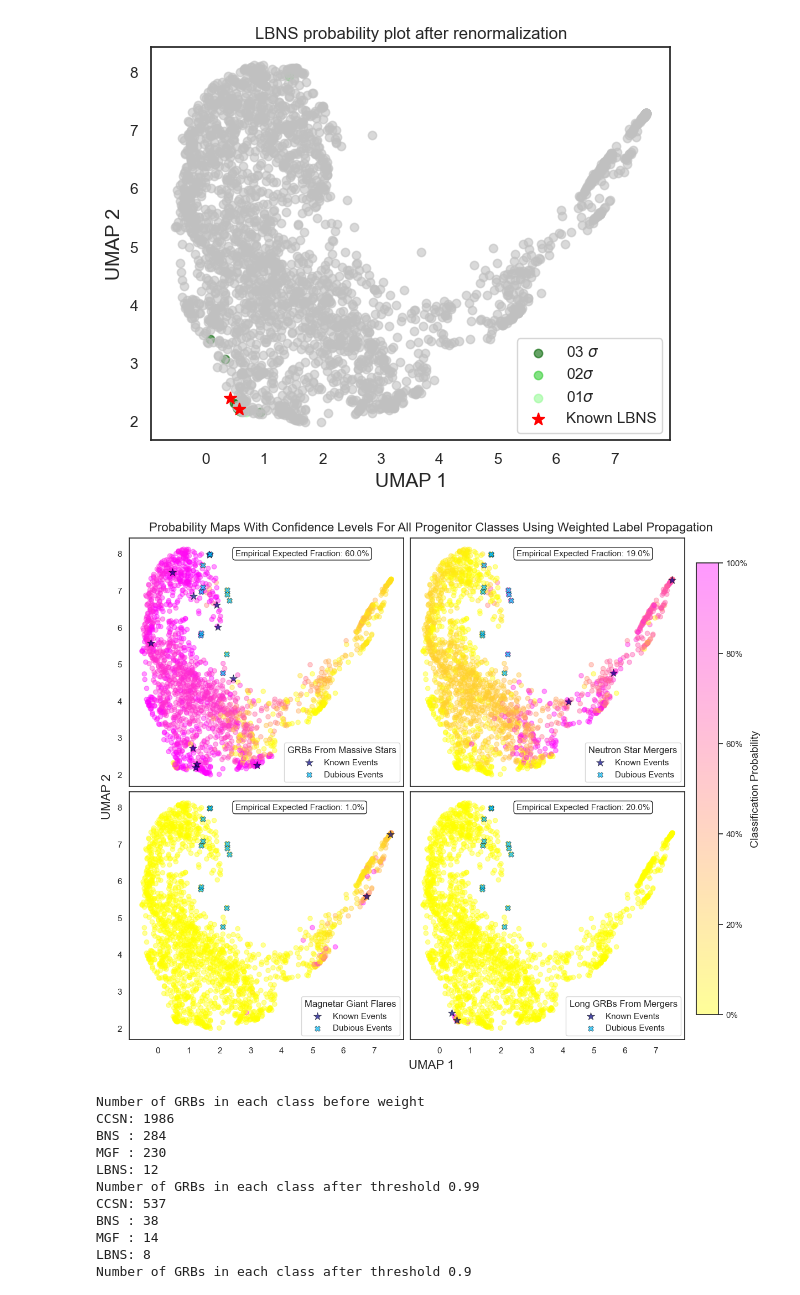
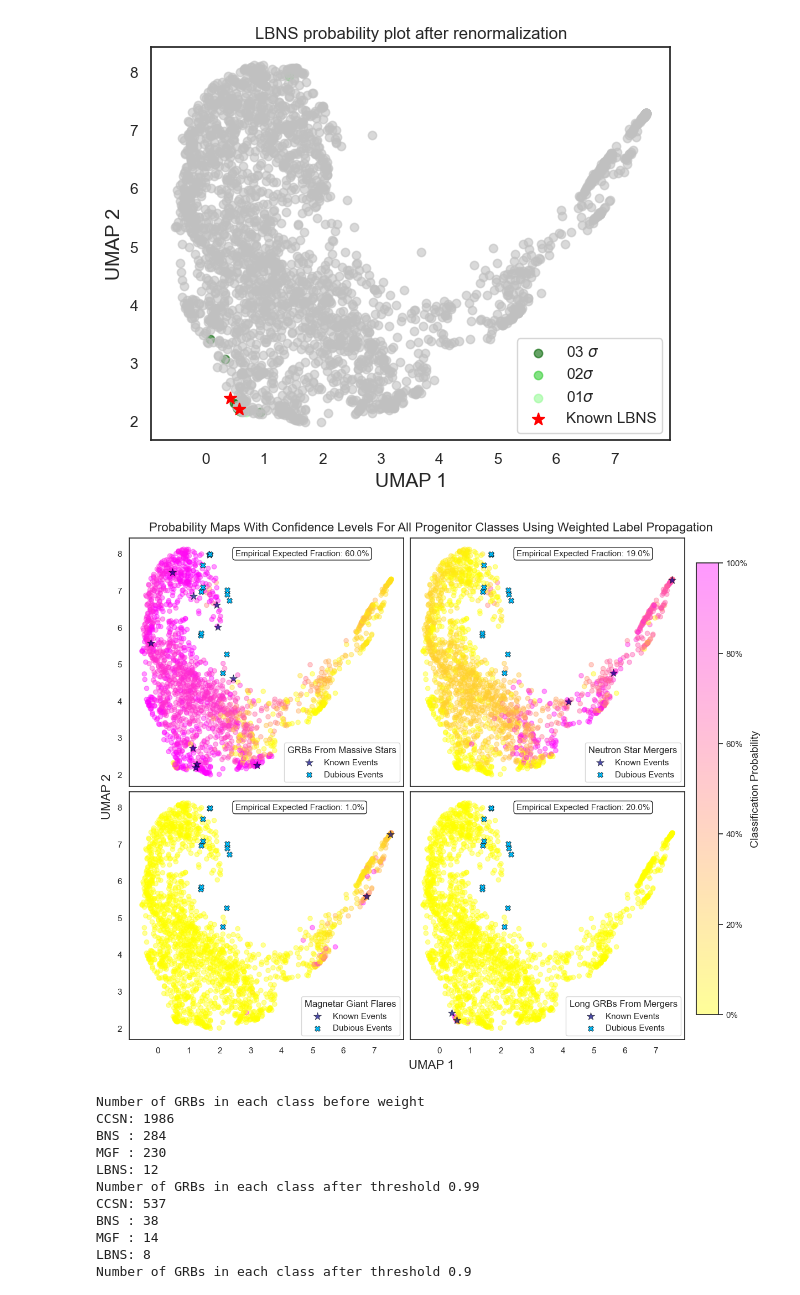
Before and after one commit to Sky3strain/Label-Propagation, a Jupyter notebook: Fermi_GBM_Polished_LabelProp.ipynb, the cells around one changed output. Drawn from its saved outputs; the diff is of its cells as text; code cells hidden in the pictures.

```diff
--- a/Fermi_GBM_Polished_LabelProp.ipynb
+++ b/Fermi_GBM_Polished_LabelProp.ipynb
@@ -1171,10 +1171,11 @@ fig.subplots_adjust(
 )
 mask = np.ones(len(grb_umap2d_T), dtype=bool)
 mask[unlabeled_grb] = False
+mask[dubious_grb] = False
 #CCSN
 sc = axes[0,0].scatter(grb_umap2d_T[mask,0], grb_umap2d_T[mask,1], c=ccsn_proba[mask], cmap='spring_r', vmin=0, vmax=1, alpha=0.4)
 axes[0,0].scatter(grb_df[grb_df['name'].isin(GRB_CCSN)]['2dumap1'], grb_df[grb_df['name'].isin(GRB_CCSN)]['2dumap2'], c='navy', marker = '*', s=110,edgecolor='black', linewidth=0.5, label="Known Events",alpha = 0.7)
-axes[0,0].scatter(grb_umap2d_T[dubious_grb, 0], grb_umap2d_T[dubious_grb, 1], label="Dubious Events", color = "deepskyblue", marker = 'X',edgecolor='black', linewidth=0.5, s=50,alpha = 0.7)
+axes[0,0].scatter(grb_umap2d_T[dubious_grb, 0], grb_umap2d_T[dubious_grb, 1], label="Dubious Events", color = "deepskyblue", marker = 'X',edgecolor='black', linewidth=0.5, s=50)
 axes[0,0].legend(title="GRBs From Massive Stars", loc='lower right')
 axes[0,0].annotate(f'Empirical Expected Fraction: {k_ccsn*100}%',xy=(2.5, 8),xycoords='data',fontsize=11, ha='left',
     va='center',bbox=dict( boxstyle="round,pad=0.3",fc="white",ec="black",alpha=0.9))
@@ -1182,38 +1183,38 @@ axes[0,0].annotate(f'Empirical Expected Fraction: {k_ccsn*100}%',xy=(2.5, 8),xyc
 #BNS
 sc = axes[0,1].scatter(grb_umap2d_T[mask,0], grb_umap2d_T[mask,1], c=bns_proba[mask], cmap='spring_r', vmin=0, vmax=1, alpha=0.4)
 axes[0,1].scatter(grb_df[grb_df['name'].isin(GRB_BNS)]['2dumap1'], grb_df[grb_df['name'].isin(GRB_BNS)]['2dumap2'], c='navy', marker = '*',edgecolor='black', linewidth=0.5,  s=110, label="Known Events",alpha = 0.7)
-axes[0,1].scatter(grb_umap2d_T[dubious_grb, 0], grb_umap2d_T[dubious_grb, 1], label="Dubious Events", color = "deepskyblue", marker = 'X',edgecolor='black', linewidth=0.5, s=50,alpha = 0.7)
+axes[0,1].scatter(grb_umap2d_T[dubious_grb, 0], grb_umap2d_T[dubious_grb, 1], label="Dubious Events", color = "deepskyblue", marker = 'X',edgecolor='black', linewidth=0.5, s=50)
 axes[0,1].legend(title="Neutron Star Mergers", loc='lower right')
 axes[0,1].annotate(f'Empirical Expected Fraction: {k_bns*100}%',xy=(2.5, 8),xycoords='data',fontsize=11, ha='left',
     va='center',bbox=dict( boxstyle="round,pad=0.3",fc="white",ec="black",alpha=0.9))
 # axes[0,1].set_facecolor('silver')
 #MGF
 sc = axes[1,0].scatter(grb_umap2d_T[mask,0], grb_umap2d_T[mask,1], c=mgf_proba[mask], cmap='spring_r', vmin=0, vmax=1, alpha=0.4)
 axes[1,0].scatter(grb_df[grb_df['name'].isin(GRB_MGF)]['2dumap1'], grb_df[grb_df['name'].isin(GRB_MGF)]['2dumap2'], c='navy', marker = '*', s=110,edgecolor='black', linewidth=0.5, label="Known Events",alpha = 0.7)
-axes[1,0].scatter(grb_umap2d_T[dubious_grb, 0], grb_umap2d_T[dubious_grb, 1], label="Dubious Events", color = "deepskyblue", marker = 'X',edgecolor='black', linewidth=0.5, s=50,alpha = 0.7)
+axes[1,0].scatter(grb_umap2d_T[dubious_grb, 0], grb_umap2d_T[dubious_grb, 1], label="Dubious Events", color = "deepskyblue", marker = 'X',edgecolor='black', linewidth=0.5, s=50)
 axes[1,0].legend(title="Magnetar Giant Flares", loc='lower right')
 axes[1,0].annotate(f'Empirical Expected Fraction: {k_mgf*100}%',xy=(2.5, 8),xycoords='data',fontsize=11, ha='left',
     va='center',bbox=dict( boxstyle="round,pad=0.3",fc="white",ec="black",alpha=0.9))
 # axes[1,0].set_facecolor('lavender')
 #LBNS
 sc = axes[1,1].scatter(grb_umap2d_T[mask,0], grb_umap2d_T[mask,1], c=lbns_proba[mask], cmap='spring_r', vmin=0, vmax=1, alpha=0.4)
 axes[1,1].scatter(grb_df[grb_df['name'].isin(GRB_LBNS)]['2dumap1'], grb_df[grb_df['name'].isin(GRB_LBNS)]['2dumap2'], c='navy', marker = '*', s=110,edgecolor='black', linewidth=0.5, label="Known Events",alpha = 0.7)
-axes[1,1].scatter(grb_umap2d_T[dubious_grb, 0], grb_umap2d_T[dubious_grb, 1], label="Dubious Events", color = "deepskyblue", marker = 'X',edgecolor='black', linewidth=0.5, s=50,alpha = 0.7)
+axes[1,1].scatter(grb_umap2d_T[dubious_grb, 0], grb_umap2d_T[dubious_grb, 1], label="Dubious Events", color = "deepskyblue", marker = 'X',edgecolor='black', linewidth=0.5, s=50)
 axes[1,1].legend(title="Long GRBs From Mergers", loc='lower right')
 axes[1,1].annotate(f'Empirical Expected Fraction: {k_lbns*100}%',xy=(2.5, 8),xycoords='data',fontsize=11, ha='left',
     va='center',bbox=dict( boxstyle="round,pad=0.3",fc="white",ec="black",alpha=0.9))
 # axes[1,1].set_facecolor('white')
 
 cbar = fig.colorbar(sc, ax=axes.ravel().tolist(), location='right', shrink=0.9, pad=0.02)
 cbar.ax.yaxis.set_major_formatter(mticker.PercentFormatter(xmax=1))
 cbar.set_label("Classification Probability", fontsize=14)
 fig.supxlabel("UMAP 1", fontsize=16)
 fig.supylabel("UMAP 2", fontsize=16)
 fig.suptitle("Probability Maps With Confidence Levels For All Progenitor Classes Using Weighted Label Propagation", fontsize=16)
 plt.savefig(os.path.join('Paper_2-10-2025_new','Confidence_Level_Map'),dpi = 200)
 plt.show()
 # %% [output]
-[figure, old version]
+[figure, new version]
 # %%
 print('Number of GRBs in each class before weight')
 print("CCSN:", np.sum(labels == 0))
```
Also changed, not shown: parts of 2 cells of this notebook.
